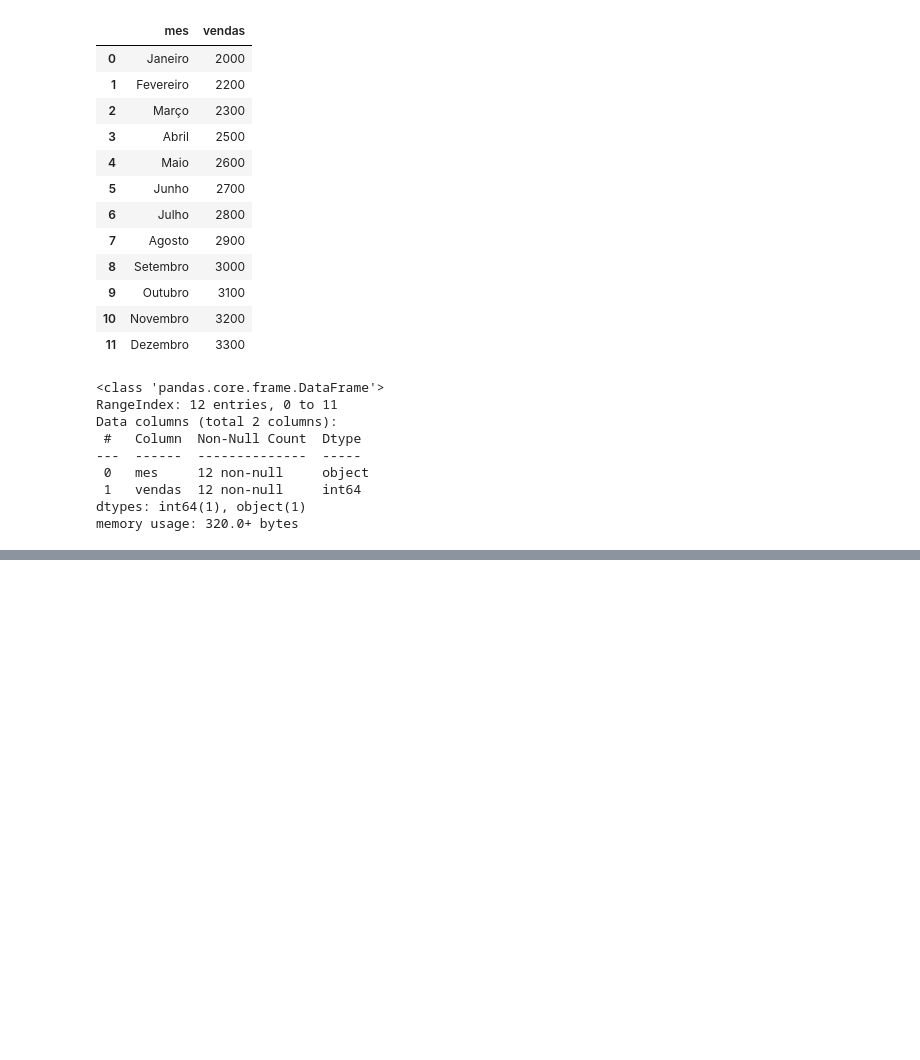
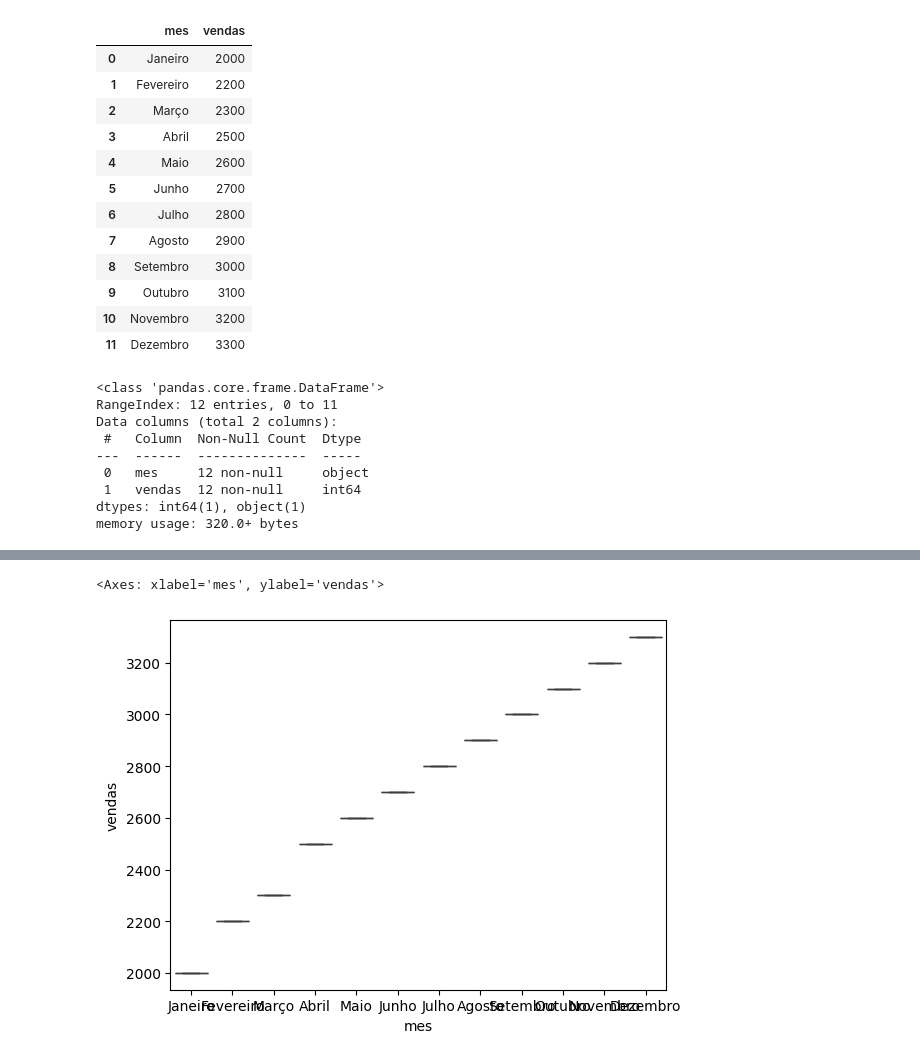
Before and after one commit to srmatheusmaciel/previsao_vendas, a Jupyter notebook: modelo_previsao_vendas.ipynb, the cells around one changed output, grey strips where cells are left out. Saved outputs shown, nothing was run; the diff lists cells and outputs as text; code cells hidden in the pictures; blank space fills up the shorter version.

```diff
--- a/modelo_previsao_vendas.ipynb
+++ b/modelo_previsao_vendas.ipynb
@@ -74,0 +107,7 @@ ValueError: could not convert string to float: 'Janeiro'
+# %%
+
+# Cruzamento de Variaveis Categoricas com nivel de Colesterol
+sns.boxplot(data=df_vendas,x='mes', y='vendas')
+# %% [output]
+<Axes: xlabel='mes', ylabel='vendas'>
+[figure, added]
```
Also changed, not shown: parts of 18 cells of this notebook, 1 other file.
